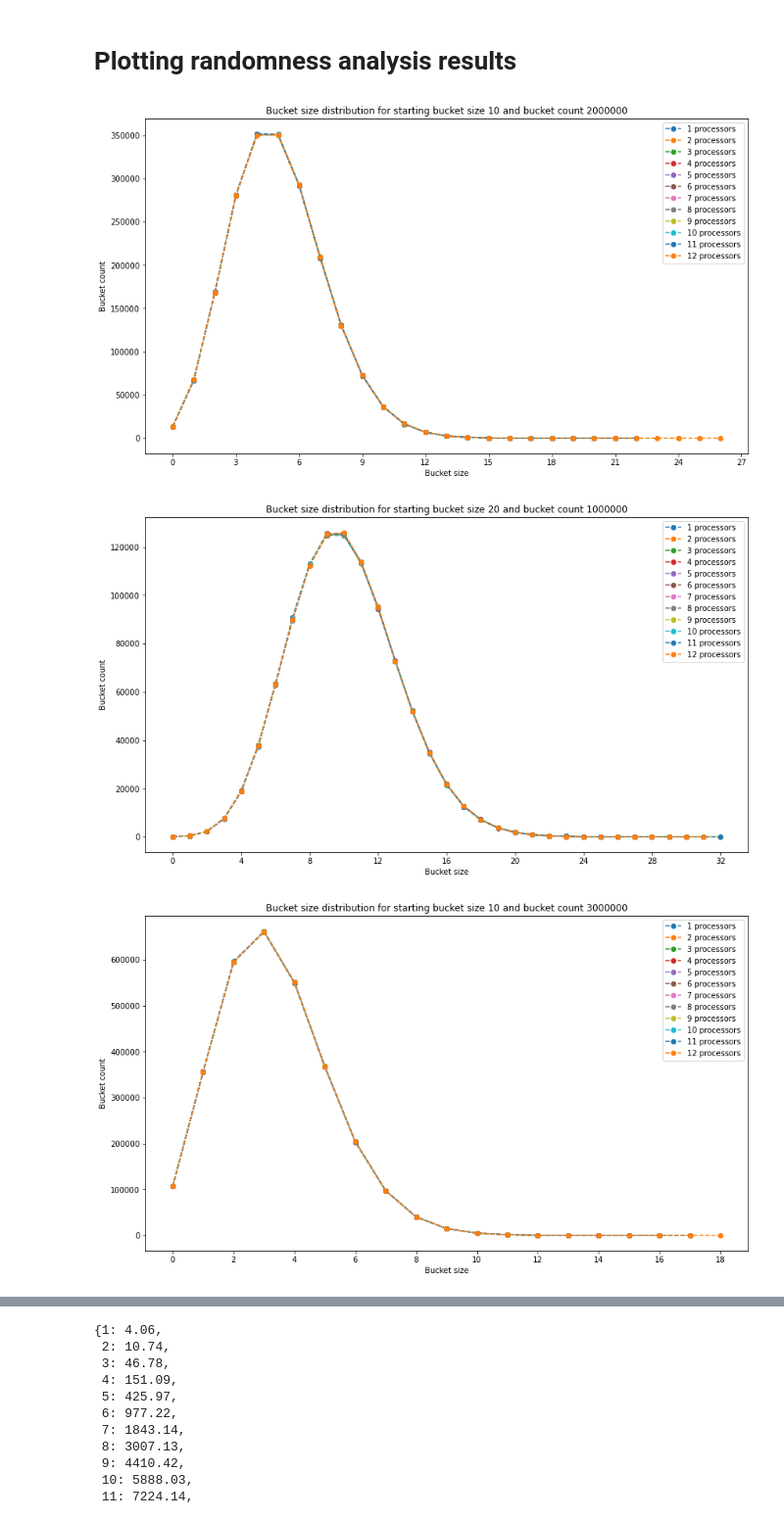
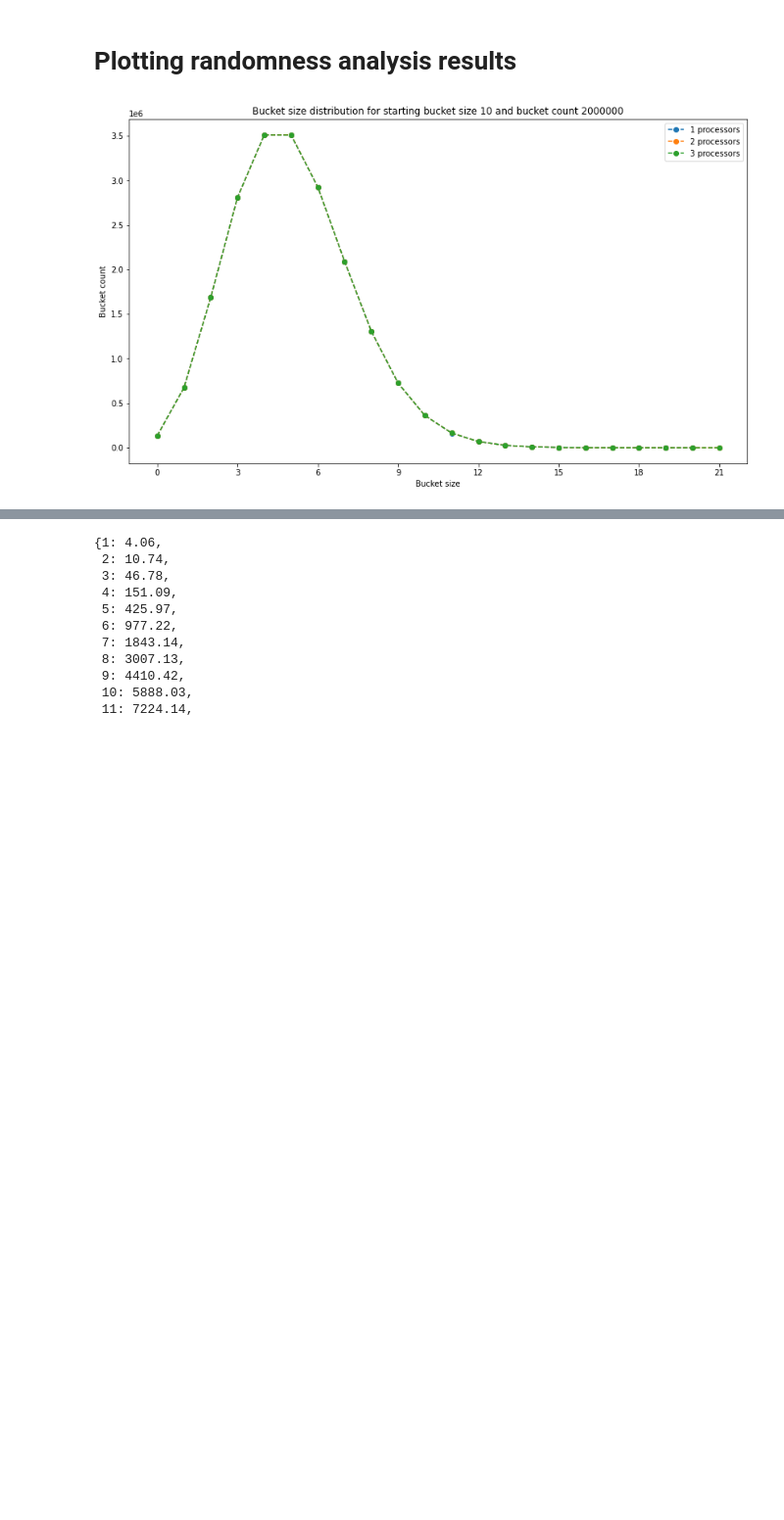
Before and after one commit to Observer46/mpr, a Jupyter notebook: lab4/Plot utils.ipynb, the cells around one changed output, grey strips where cells are left out. Shown at 98% size. Cells and saved outputs as stored; diff of their text form; code cells hidden in the pictures; blank space fills up the shorter version.

```diff
--- a/lab4/Plot utils.ipynb
+++ b/lab4/Plot utils.ipynb
@@ -97,8 +97,6 @@ def plot_distributions(distributions):
         plt.savefig(f"dist{dist.bucket_size}_{dist.bucket_multiplier}.png")
         plt.show()
 # %%
-plot_distributions(read_slurm("slurm-20358413.out"))
+plot_distributions(read_slurm("slurm-random.out"))
 # %% [output]
-[figure, old version]
+[figure, new version]
-[figure, removed]
-[figure, removed]
```
Also changed, not shown: parts of 1 cell of this notebook, 5 other files.
